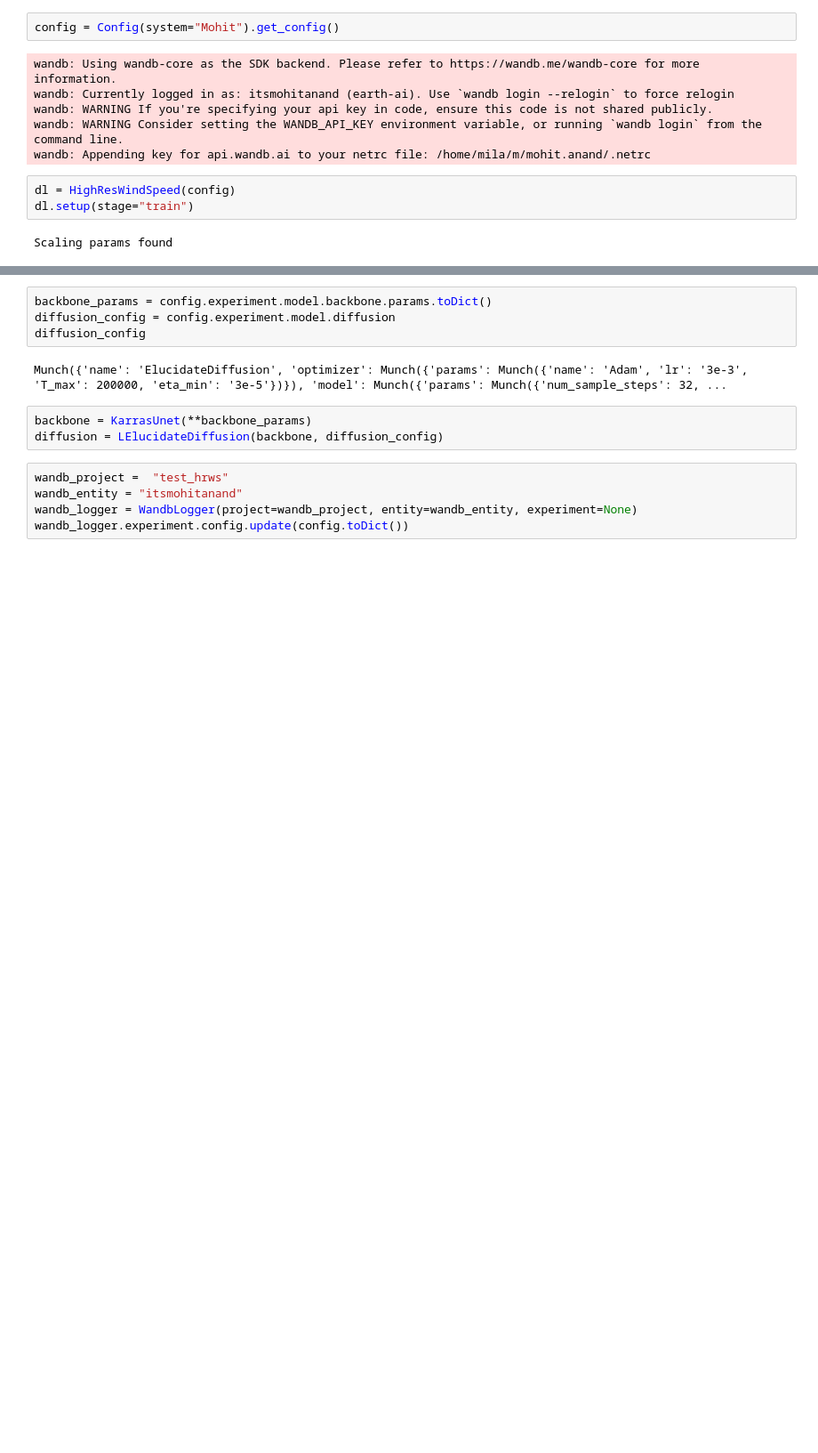
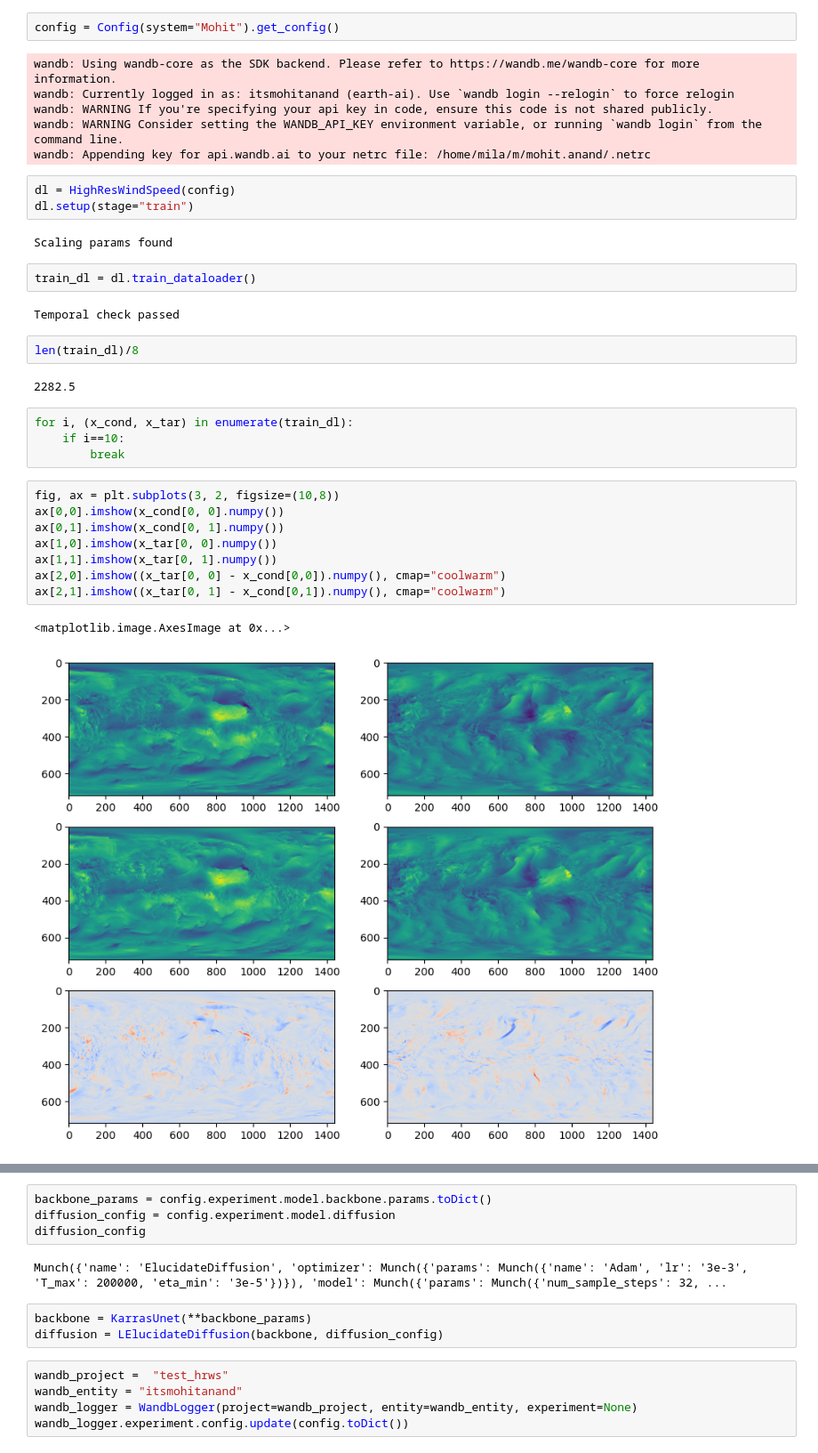
Before and after one commit to itsmohitanand/earthsphere-diffusion, a Jupyter notebook: nb_dataloder_test.ipynb, the cells around one changed output, grey strips where cells are left out. Shown: that part at 89% size. Drawn from its saved outputs; the diff is of its cells as text; blank space fills up the shorter version.

```diff
--- a/nb_dataloder_test.ipynb
+++ b/nb_dataloder_test.ipynb
@@ -24,3 +26,26 @@ dl = HighResWindSpeed(config)
 dl.setup(stage="train")
 # %% [output]
 Scaling params found
+# %%
+train_dl = dl.train_dataloader()
+# %% [output]
+Temporal check passed
+# %%
+len(train_dl)/8
+# %% [output]
+2282.5
+# %%
+for i, (x_cond, x_tar) in enumerate(train_dl):
+    if i==10:
+        break
+# %%
+fig, ax = plt.subplots(3, 2, figsize=(10,8))
+ax[0,0].imshow(x_cond[0, 0].numpy())
+ax[0,1].imshow(x_cond[0, 1].numpy())
+ax[1,0].imshow(x_tar[0, 0].numpy())
+ax[1,1].imshow(x_tar[0, 1].numpy())
+ax[2,0].imshow((x_tar[0, 0] - x_cond[0,0]).numpy(), cmap="coolwarm")
+ax[2,1].imshow((x_tar[0, 1] - x_cond[0,1]).numpy(), cmap="coolwarm")
+# %% [output]
+<matplotlib.image.AxesImage at 0x...>
+[figure, added]
```
Also changed, not shown: parts of 5 cells of this notebook, 9 other files.
